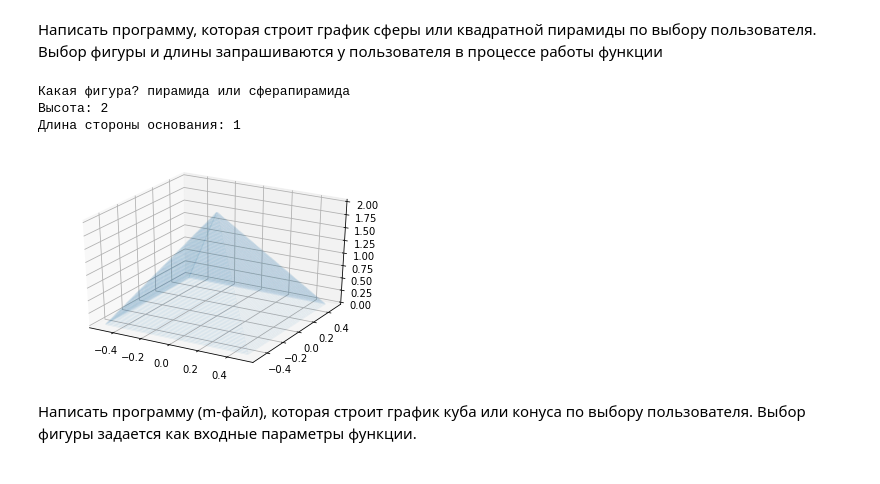
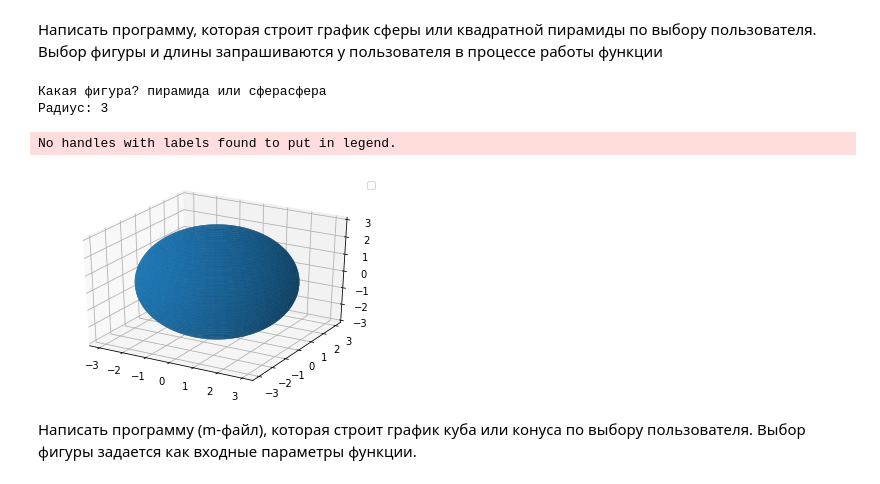
Before and after one commit to kandrewkov/TIPS, a Jupyter notebook: lab2.ipynb, the cells around one changed output. Drawn from its saved outputs; the diff is of its cells as text; code cells hidden in the pictures.

```diff
--- a/lab2.ipynb
+++ b/lab2.ipynb
@@ -9,30 +9,30 @@ import numpy as np
 # %%
 fig = plt.figure()
 ax = fig.add_subplot(111, projection='3d')
 figure_name = input('Какая фигура? пирамида или сфера')
 if figure_name == 'пирамида':
     h = float(input('Высота: '))
     l = float(input('Длина стороны основания: '))
     steps = 100
     for z, l in zip(np.linspace(0, h, steps), np.linspace(l, 0, steps)):
         x=np.array([l/2, -l/2, -l/2, l/2])
         y=np.array([l/2, l/2, -l/2, -l/2])
         xgrid, ygrid = np.meshgrid(x,y)
         zgrid = xgrid*0 + z
         ax.plot_wireframe(xgrid, ygrid, zgrid,cmap='inferno', alpha=0.3)
 elif figure_name == 'сфера':
     r = float(input('Радиус: '))
     u, v = np.mgrid[0:2*np.pi:100j, 0:np.pi:100j]
     x = r*np.cos(u)*np.sin(v)
     y = r*np.sin(u)*np.sin(v)
     z = r*np.cos(v)
-    ax.plot_surface(x, y, z, cmap='inferno')
+    ax.plot_surface(x, y, z)
     ax.legend()
 # %% [output]
-Какая фигура? пирамида или сферапирамида
-Высота: 2
-Длина стороны основания: 1
+Какая фигура? пирамида или сферасфера
+Радиус: 3
+No handles with labels found to put in legend.
-[figure, old version]
+[figure, new version]
 # %% [markdown]
 Написать программу (m-файл), которая строит график куба или конуса  по выбору пользователя. Выбор фигуры задается как входные параметры функции.
 # %%
```
Also changed, not shown: parts of 2 cells of this notebook.
